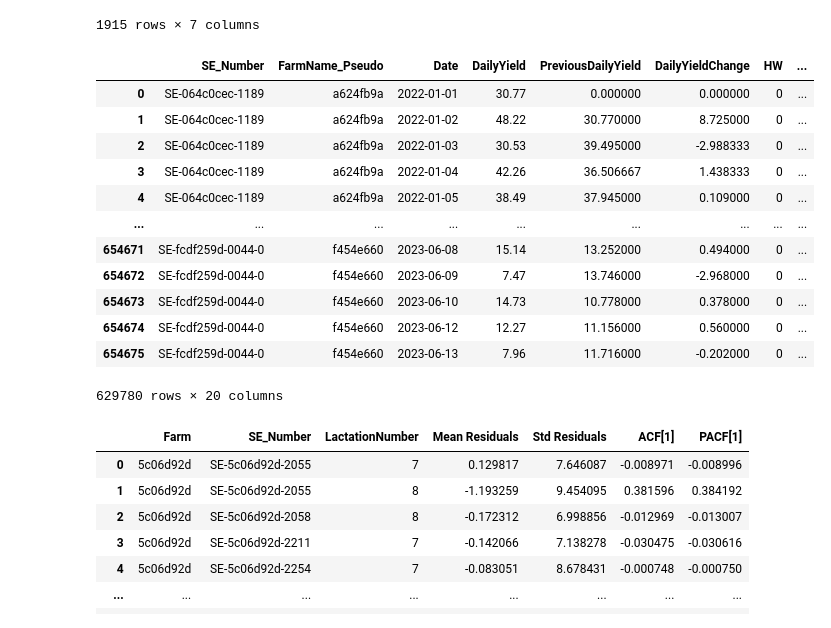
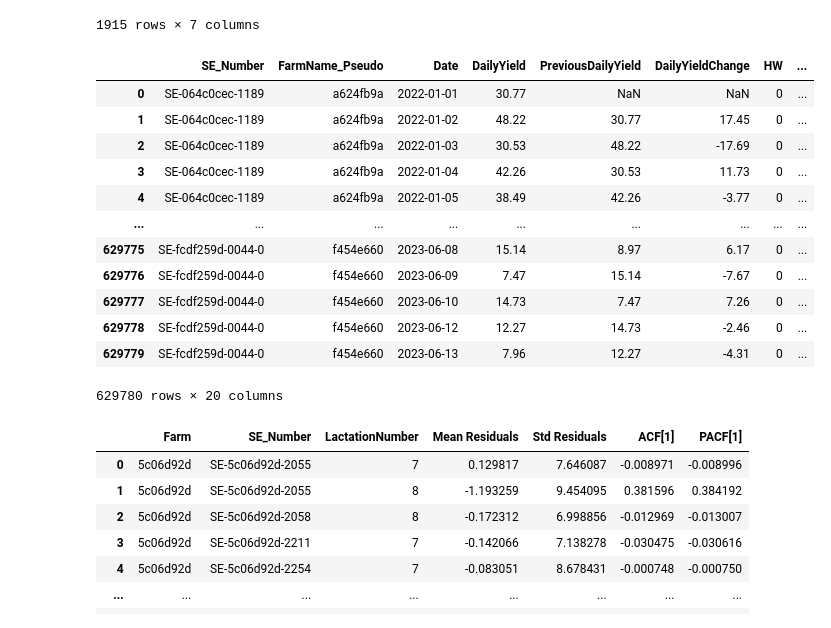
Before and after one commit to jockepolis/HeatStressEvaluationSummer24, a Jupyter notebook: IdentifyHeatstress/WilminksCurveIndividual.ipynb, the cells around one changed output. Saved outputs shown, nothing was run; the diff lists cells and outputs as text; code cells hidden in the pictures.

```diff
--- a/IdentifyHeatstress/WilminksCurveIndividual.ipynb
+++ b/IdentifyHeatstress/WilminksCurveIndividual.ipynb
@@ -200,14 +203,6 @@ def fit_wilmink_lactation_curve(dataset):
                     # Predict the expected yield using the fitted model
                     dataset.loc[group.index, 'ExpectedYield'] = wilmink_lactation_curve(group['DaysInMilk'], *popt)
 
-                    # Normalize the DailyYield
-                    dataset.loc[group.index, 'NormalizedDailyYield'] = group['DailyYield'] / dataset.loc[group.index, 'ExpectedYield']
-
-                    # Calculate the daily yield change and normalize it
-                    dataset.loc[group.index, 'PreviousDailyYield'] = group['DailyYield'].shift(1)
-                    dataset.loc[group.index, 'DailyYieldChange'] = group['DailyYield'] - dataset.loc[group.index, 'PreviousDailyYield']
-                    dataset.loc[group.index, 'NormalizedDailyYieldChange'] = dataset.loc[group.index, 'DailyYieldChange'] / dataset.loc[group.index, 'ExpectedYield']
-
                 except OptimizeWarning:
                     print(f"OptimizeWarning for cow {animal_number}, lactation {lactation_number}, skipping.")
 
@@ -219,18 +214,22 @@ def fit_wilmink_lactation_curve(dataset):
     # Keep only valid indices
     dataset = dataset.loc[valid_indices].reset_index(drop=True)
 
-    # Fill any NaN values in the newly created columns with 0
-    dataset['ExpectedYield'] = dataset['ExpectedYield'].fillna(0)
-    dataset['NormalizedDailyYield'] = dataset['NormalizedDailyYield'].fillna(0)
-    dataset['PreviousDailyYield'] = dataset['PreviousDailyYield'].fillna(0)
-    dataset['DailyYieldChange'] = dataset['DailyYieldChange'].fillna(0)
-    dataset['NormalizedDailyYieldChange'] = dataset['NormalizedDailyYieldChange'].fillna(0)
-
     return dataset, params_dict
 
 # Apply the curve fitting function to your dataset
 data, params_dict = fit_wilmink_lactation_curve(data)
+
+# Remove rows where ExpectedYield is NaN
+data = data.dropna(subset=['ExpectedYield'])
+
+# Calculate NormalizedDailyYield, PreviousDailyYield, DailyYieldChange, and NormalizedDailyYieldChange
+data.loc[:, 'NormalizedDailyYield'] = data['DailyYield'] / data['ExpectedYield']
+data.loc[:, 'PreviousDailyYield'] = data.groupby('SE_Number')['DailyYield'].shift(1)
+data.loc[:, 'DailyYieldChange'] = data['DailyYield'] - data['PreviousDailyYield']
+data.loc[:, 'NormalizedDailyYieldChange'] = data['DailyYieldChange'] / data['ExpectedYield']
 data
+
+data
 # %% [output]
 Insufficient data points for cow SE-5c06d92d-2621, lactation 3, skipping.
 Insufficient data points for cow SE-5c06d92d-2639, lactation 3, skipping.
@@ -616,44 +615,47 @@ def fit_robust_wilmink(cow_data, lags=3):
     return cow_data
 
 # Function to add lagged variables for addressing autocorrelation
 def add_lagged_variables(cow_data, max_lag=3):
     for lag in range(1, max_lag + 1):
         cow_data[f'lag_{lag}'] = cow_data['DailyYield'].shift(lag)
     return cow_data.dropna()
 
 # Example usage: Applying the robust model to flagged cases
 for index, row in flagged_df.iterrows():
     se_number = row['SE_Number']
     lactation_number = row['LactationNumber']
 
     cow_data = data_cleaned[(data_cleaned['SE_Number'] == se_number) &
                             (data_cleaned['LactationNumber'] == lactation_number)].copy()
 
     if abs(row['ACF[1]']) > 0.2:  # Significant autocorrelation
         cow_data = add_lagged_variables(cow_data, max_lag=3)
         cow_data_refitted = fit_robust_wilmink(cow_data, lags=3)
         data_cleaned.update(cow_data_refitted)
     else:
         cow_data_refitted = refit_wilmink(cow_data)
         data_cleaned.update(cow_data_refitted)
 
+# Erase all rows where ExpectedYield is NaN
+data_cleaned = data_cleaned.dropna(subset=['ExpectedYield']).reset_index(drop=True)
+
 data_cleaned['NormalizedDailyYield'] = data_cleaned['DailyYield'] / data_cleaned['ExpectedYield']
 data_cleaned['NormalizedDailyYieldChange'] = data_cleaned['DailyYieldChange'] / data_cleaned['ExpectedYield']
 
 data_cleaned
 # %% [output]
 |  | SE_Number | FarmName_Pseudo | Date | DailyYield | PreviousDailyYield | DailyYieldChange | HW | ... |
-| 0 | SE-064c0cec-1189 | a624fb9a | 2022-01-01 | 30.77 | 0.000000 | 0.000000 | 0 | ... |
-| 1 | SE-064c0cec-1189 | a624fb9a | 2022-01-02 | 48.22 | 30.770000 | 8.725000 | 0 | ... |
-| 2 | SE-064c0cec-1189 | a624fb9a | 2022-01-03 | 30.53 | 39.495000 | -2.988333 | 0 | ... |
-| 3 | SE-064c0cec-1189 | a624fb9a | 2022-01-04 | 42.26 | 36.506667 | 1.438333 | 0 | ... |
-| 4 | SE-064c0cec-1189 | a624fb9a | 2022-01-05 | 38.49 | 37.945000 | 0.109000 | 0 | ... |
+| 0 | SE-064c0cec-1189 | a624fb9a | 2022-01-01 | 30.77 | NaN | NaN | 0 | ... |
+| 1 | SE-064c0cec-1189 | a624fb9a | 2022-01-02 | 48.22 | 30.77 | 17.45 | 0 | ... |
+| 2 | SE-064c0cec-1189 | a624fb9a | 2022-01-03 | 30.53 | 48.22 | -17.69 | 0 | ... |
+| 3 | SE-064c0cec-1189 | a624fb9a | 2022-01-04 | 42.26 | 30.53 | 11.73 | 0 | ... |
+| 4 | SE-064c0cec-1189 | a624fb9a | 2022-01-05 | 38.49 | 42.26 | -3.77 | 0 | ... |
 | ... | ... | ... | ... | ... | ... | ... | ... | ... |
-| 654671 | SE-fcdf259d-0044-0 | f454e660 | 2023-06-08 | 15.14 | 13.252000 | 0.494000 | 0 | ... |
-| 654672 | SE-fcdf259d-0044-0 | f454e660 | 2023-06-09 | 7.47 | 13.746000 | -2.968000 | 0 | ... |
-| 654673 | SE-fcdf259d-0044-0 | f454e660 | 2023-06-10 | 14.73 | 10.778000 | 0.378000 | 0 | ... |
-| 654674 | SE-fcdf259d-0044-0 | f454e660 | 2023-06-12 | 12.27 | 11.156000 | 0.560000 | 0 | ... |
-| 654675 | SE-fcdf259d-0044-0 | f454e660 | 2023-06-13 | 7.96 | 11.716000 | -0.202000 | 0 | ... |
+| 629775 | SE-fcdf259d-0044-0 | f454e660 | 2023-06-08 | 15.14 | 8.97 | 6.17 | 0 | ... |
+| 629776 | SE-fcdf259d-0044-0 | f454e660 | 2023-06-09 | 7.47 | 15.14 | -7.67 | 0 | ... |
+| 629777 | SE-fcdf259d-0044-0 | f454e660 | 2023-06-10 | 14.73 | 7.47 | 7.26 | 0 | ... |
+| 629778 | SE-fcdf259d-0044-0 | f454e660 | 2023-06-12 | 12.27 | 14.73 | -2.46 | 0 | ... |
+| 629779 | SE-fcdf259d-0044-0 | f454e660 | 2023-06-13 | 7.96 | 12.27 | -4.31 | 0 | ... |
 629780 rows × 20 columns
 # %%
 # Define the thresholds
```
Also changed, not shown: parts of 7 cells of this notebook, 2 other files.
